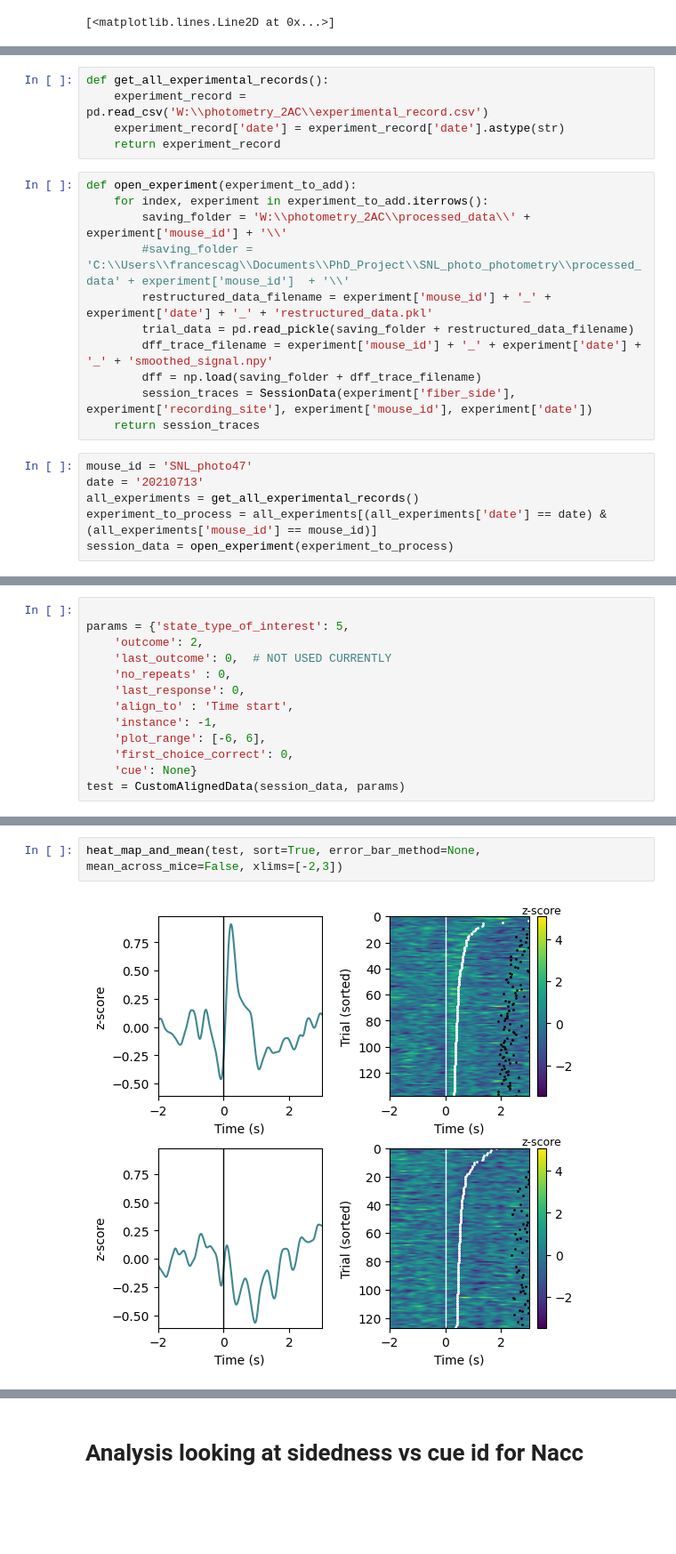
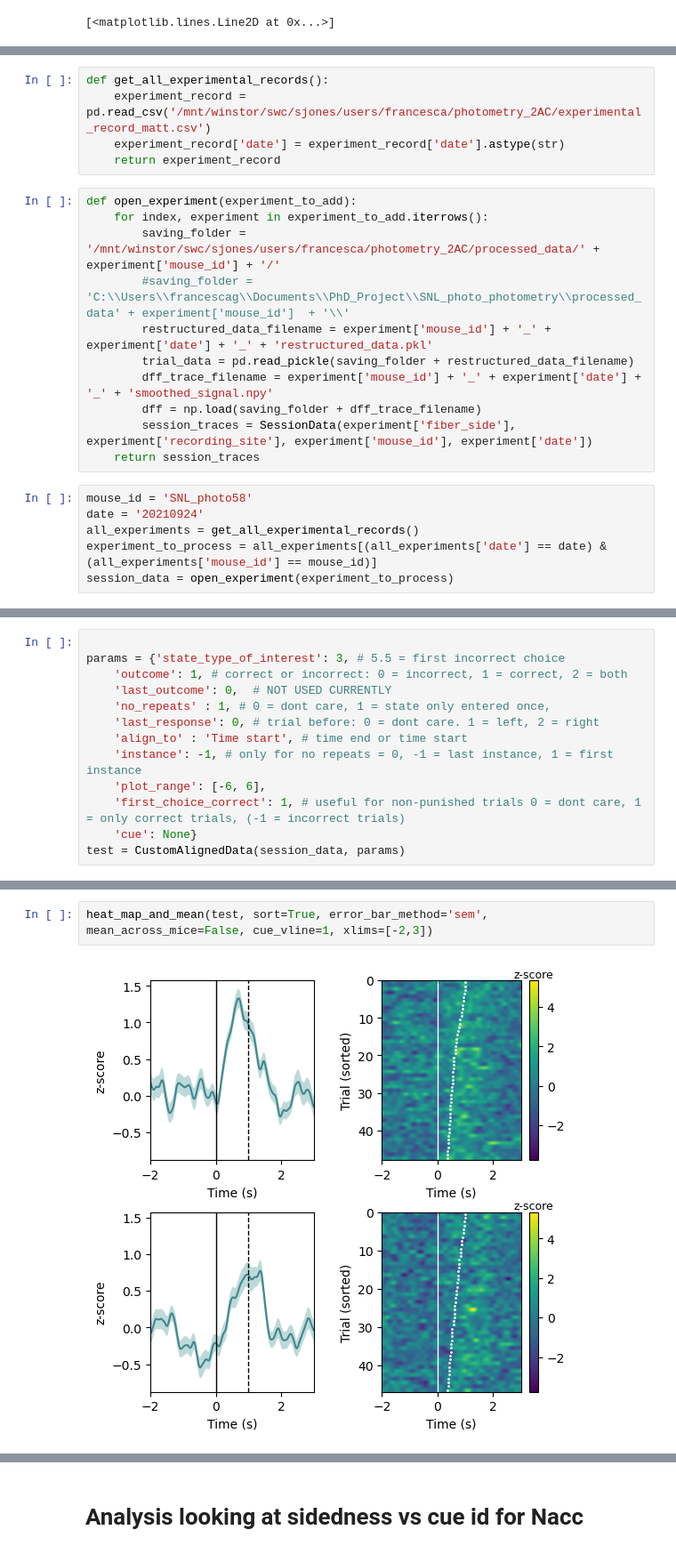
Before and after one commit to YvonneJohansson/freely_moving_photometry_analysis, a Jupyter notebook: notebooks/post_processing.ipynb, the cells around one changed output, grey strips where cells are left out. Shown at 89% size. Drawn from its saved outputs; the diff is of its cells as text; blank space fills up the shorter version.

```diff
--- a/notebooks/post_processing.ipynb
+++ b/notebooks/post_processing.ipynb
@@ -59,13 +57,13 @@ class CustomAlignedData(object):
         #self.contra_data.get_peaks()
 # %%
 def get_all_experimental_records():
-    experiment_record = pd.read_csv('W:\\photometry_2AC\\experimental_record.csv')
+    experiment_record = pd.read_csv('/mnt/winstor/swc/sjones/users/francesca/photometry_2AC/experimental_record_matt.csv')
     experiment_record['date'] = experiment_record['date'].astype(str)
     return experiment_record
 # %%
 def open_experiment(experiment_to_add):
     for index, experiment in experiment_to_add.iterrows():
-        saving_folder = 'W:\\photometry_2AC\\processed_data\\' + experiment['mouse_id'] + '\\'
+        saving_folder = '/mnt/winstor/swc/sjones/users/francesca/photometry_2AC/processed_data/' + experiment['mouse_id'] + '/'
         #saving_folder = 'C:\\Users\\francescag\\Documents\\PhD_Project\\SNL_photo_photometry\\processed_data' + experiment['mouse_id']  + '\\'
         restructured_data_filename = experiment['mouse_id'] + '_' + experiment['date'] + '_' + 'restructured_data.pkl'
         trial_data = pd.read_pickle(saving_folder + restructured_data_filename)
@@ -74,8 +72,8 @@ def open_experiment(experiment_to_add):
         session_traces = SessionData(experiment['fiber_side'], experiment['recording_site'], experiment['mouse_id'], experiment['date'])
     return session_traces
 # %%
-mouse_id = 'SNL_photo47'
-date = '20210713'
+mouse_id = 'SNL_photo58'
+date = '20210924'
 all_experiments = get_all_experimental_records()
 experiment_to_process = all_experiments[(all_experiments['date'] == date) & (all_experiments['mouse_id'] == mouse_id)]
 session_data = open_experiment(experiment_to_process)
@@ -91,14 +89,14 @@ RecursionError: maximum recursion depth exceeded while calling a Python object
 # %%
 
-params = {'state_type_of_interest': 5,
-    'outcome': 2,
+params = {'state_type_of_interest': 3, # 5.5 = first incorrect choice
+    'outcome': 1, # correct or incorrect: 0 = incorrect, 1 = correct, 2 = both
     'last_outcome': 0,  # NOT USED CURRENTLY
-    'no_repeats' : 0,
-    'last_response': 0,
-    'align_to' : 'Time start',
-    'instance': -1,
+    'no_repeats' : 1, # 0 = dont care, 1 = state only entered once,
+    'last_response': 0, # trial before: 0 = dont care. 1 = left, 2 = right
+    'align_to' : 'Time start', # time end or time start
+    'instance': -1, # only for no repeats = 0, -1 = last instance, 1 = first instance
     'plot_range': [-6, 6],
-    'first_choice_correct': 0,
+    'first_choice_correct': 1, # useful for non-punished trials 0 = dont care, 1 = only correct trials, (-1 = incorrect trials)
     'cue': None}
 test = CustomAlignedData(session_data, params)
 # %% [output]
@@ -106,4 +105,4 @@ RecursionError: maximum recursion depth exceeded
 # %%
-heat_map_and_mean(test, sort=True, error_bar_method=None, mean_across_mice=False, xlims=[-2,3])
+heat_map_and_mean(test, sort=True, error_bar_method='sem', mean_across_mice=False, cue_vline=1, xlims=[-2,3])
 # %% [output]
-[figure, old version]
+[figure, new version]
```
Also changed, not shown: parts of 9 cells of this notebook, 1 other file.
